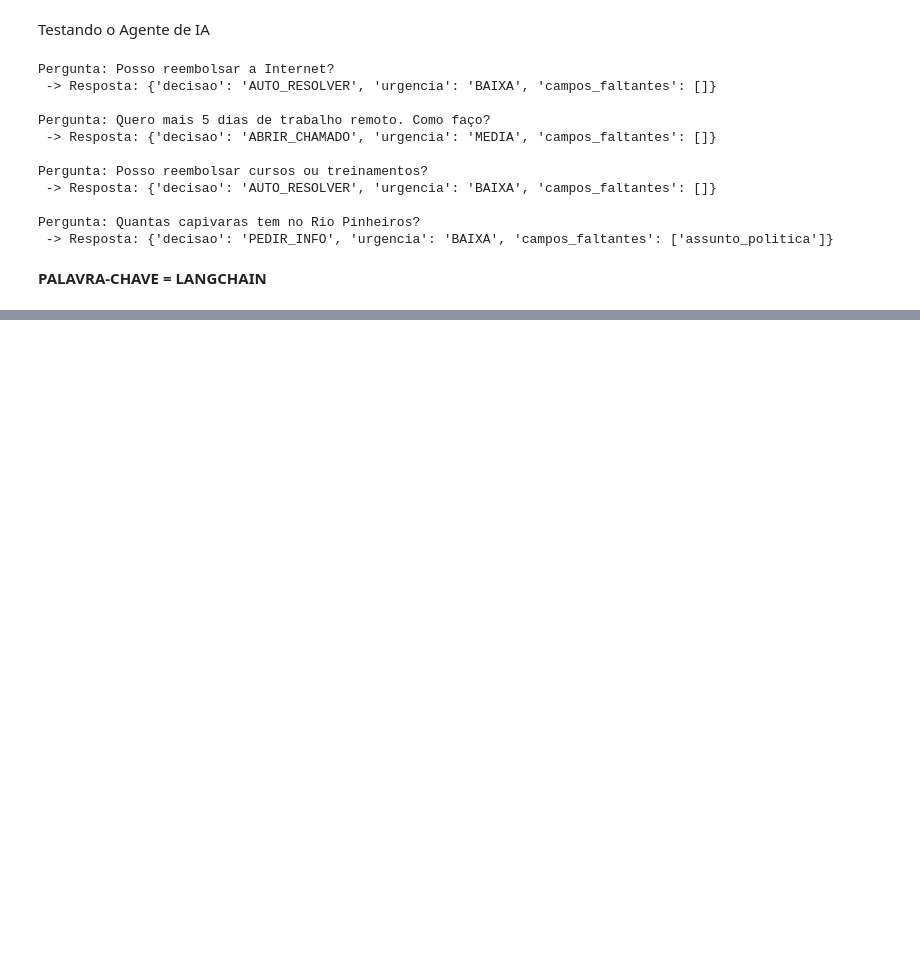
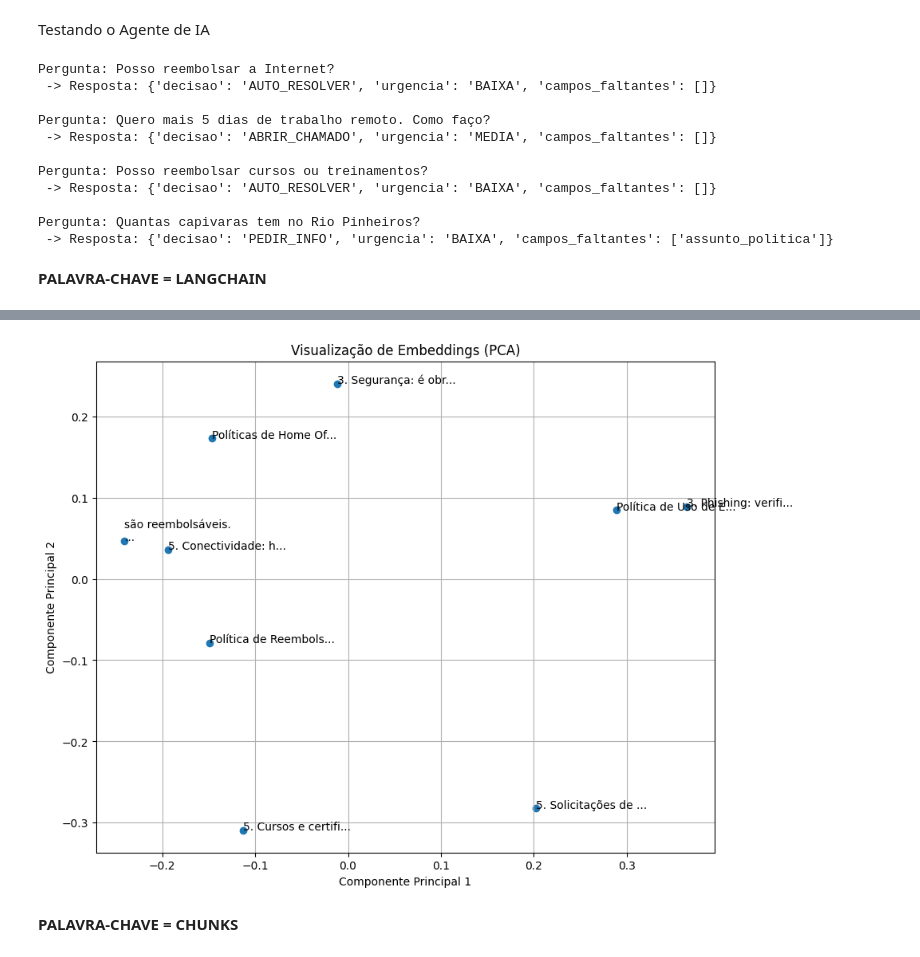
Before and after one commit to airwolf3k/Imersao-Dev-Agentes-de-IA, a Jupyter notebook: Imersão_Dev_Agentes_de_IA.ipynb, the cells around one changed output, grey strips where cells are left out. Saved outputs shown, nothing was run; the diff lists cells and outputs as text; code cells hidden in the pictures; blank space fills up the shorter version.

```diff
--- a/Imersão_Dev_Agentes_de_IA.ipynb
+++ b/Imersão_Dev_Agentes_de_IA.ipynb
@@ -165,0 +226,44 @@ Pergunta: Quantas capivaras tem no Rio Pinheiros?
+# %%
+# Sentence Embedding utilizando biblioteca do Gemini que faz o "embedding"
+
+# Importar biblioteca necessária para o "embedding" (vetorização dos termos semânticos)
+from langchain_google_genai import GoogleGenerativeAIEmbeddings
+
+# Salvar embendding na variável "embeddings"
+embeddings = GoogleGenerativeAIEmbeddings(
+    model="models/gemini-embedding-001",
+    google_api_key=GOOGLE_API_KEY
+)
+# %%
+import numpy as np
+from sklearn.decomposition import PCA
+import matplotlib.pyplot as plt
+
+# Get the embeddings for the chunks
+chunk_contents = [chunk.page_content for chunk in chunks]
+# Create embeddings for the chunks
+chunk_embeddings = embeddings.embed_documents(chunk_contents)
+
+# Convert the embeddings to a numpy array
+embeddings_array = np.array(chunk_embeddings)
+
+# Reduce dimensionality using PCA
+pca = PCA(n_components=2)  # Reduce to 2 dimensions for visualization
+reduced_embeddings = pca.fit_transform(embeddings_array)
+
+# Create a scatter plot
+plt.figure(figsize=(10, 8))
+plt.scatter(reduced_embeddings[:, 0], reduced_embeddings[:, 1])
+plt.title('Visualização de Embeddings (PCA)')
+plt.xlabel('Componente Principal 1')
+plt.ylabel('Componente Principal 2')
+
+# Optional: Add annotations for each point (e.g., the chunk text)
+# This can make the plot cluttered, so use with caution or for a subset
+for i, txt in enumerate(chunk_contents):
+  plt.annotate(txt[:20] + '...', (reduced_embeddings[i, 0], reduced_embeddings[i, 1]))
+
+plt.grid(True)
+plt.show()
+# %% [output]
+[figure, added]
@@ -165,0 +323,2 @@ Pergunta: Quantas capivaras tem no Rio Pinheiros?
+# %% [markdown]
+**PALAVRA-CHAVE = CHUNKS**
```
Also changed, not shown: parts of 9 cells of this notebook.
